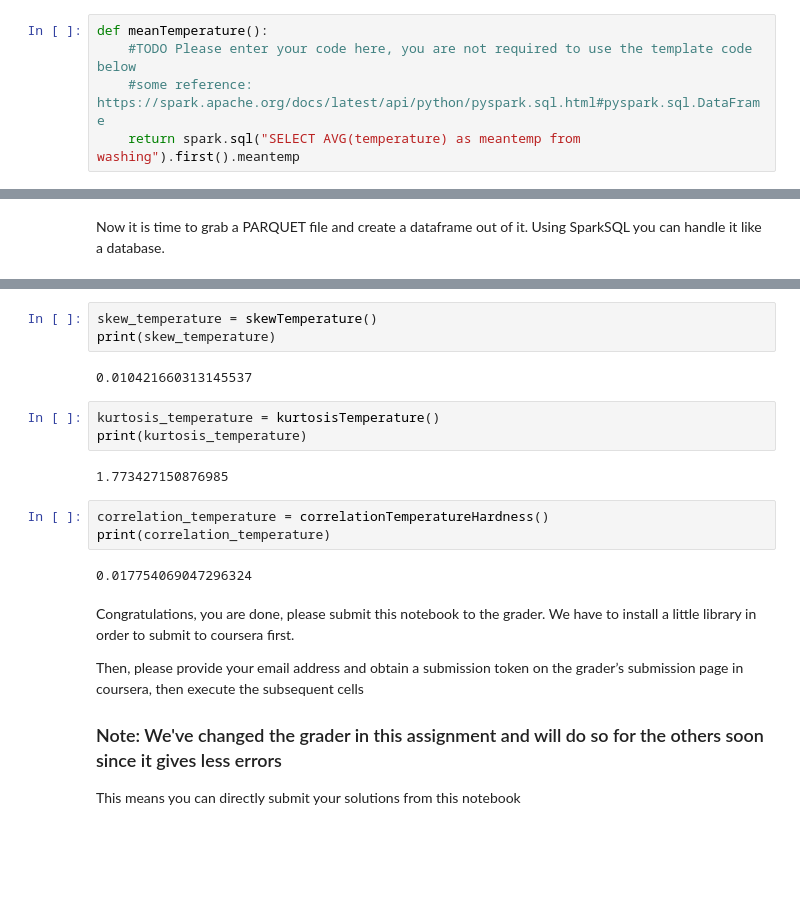
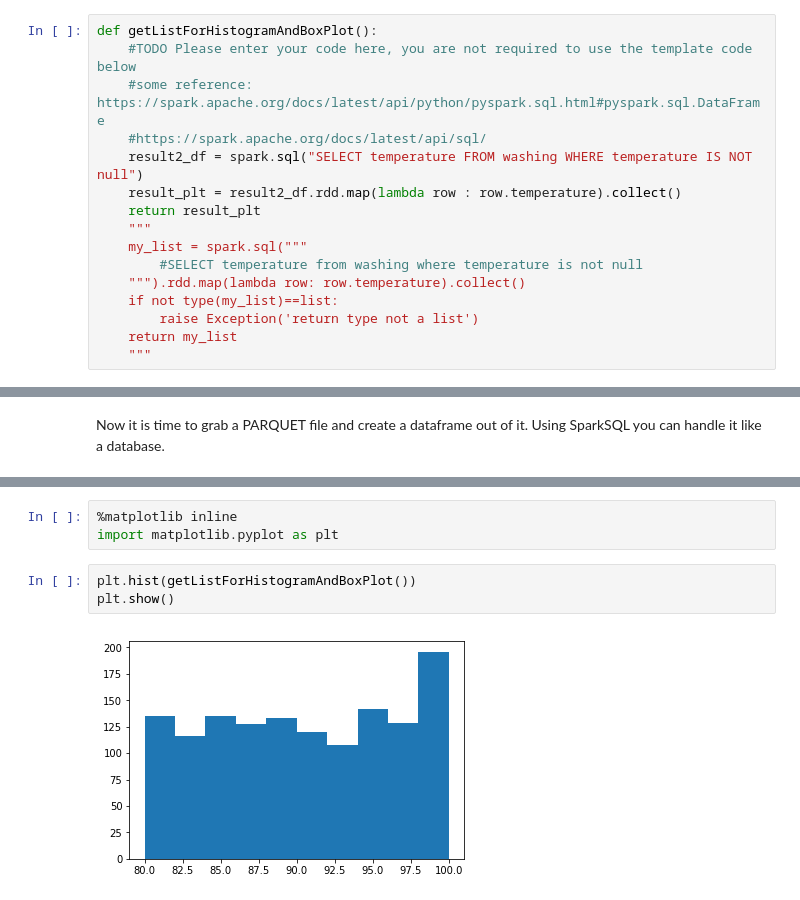
Before and after one commit to khanfarhan10/FundamentalsOfScalableDataScience, a Jupyter notebook: Ass_3.ipynb, the cells around one changed output, grey strips where cells are left out. Saved outputs shown, nothing was run; the diff lists cells and outputs as text; blank space fills up the shorter version.

```diff
--- a/Ass_3.ipynb
+++ b/Ass_3.ipynb
@@ -66,5 +65,16 @@ Please now do the same for the mean of the temperature
 # %%
-def meanTemperature():
+def getListForHistogramAndBoxPlot():
     #TODO Please enter your code here, you are not required to use the template code below
     #some reference: https://spark.apache.org/docs/latest/api/python/pyspark.sql.html#pyspark.sql.DataFrame
-    return spark.sql("SELECT AVG(temperature) as meantemp from washing").first().meantemp
+    #https://spark.apache.org/docs/latest/api/sql/
+    result2_df = spark.sql("SELECT temperature FROM washing WHERE temperature IS NOT null")
+    result_plt = result2_df.rdd.map(lambda row : row.temperature).collect()
+    return result_plt
+    """
+    my_list = spark.sql("""
+        #SELECT temperature from washing where temperature is not null
+    """).rdd.map(lambda row: row.temperature).collect()
+    if not type(my_list)==list:
+        raise Exception('return type not a list')
+    return my_list
+    """
@@ -198,23 +150,8 @@ print(sd_temperature)
-# %%
-skew_temperature = skewTemperature()
-print(skew_temperature)
-# %% [output]
-0.010421660313145537
-# %%
-kurtosis_temperature = kurtosisTemperature()
-print(kurtosis_temperature)
-# %% [output]
-1.773427150876985
-# %%
-correlation_temperature = correlationTemperatureHardness()
-print(correlation_temperature)
-# %% [output]
-0.017754069047296324
-# %% [markdown]
-Congratulations, you are done, please submit this notebook to the grader.
-We have to install a little library in order to submit to coursera first.
-
-Then, please provide your email address and obtain a submission token on the grader’s submission page in coursera, then execute the subsequent cells
-
-### Note: We've changed the grader in this assignment and will do so for the others soon since it gives less errors
-This means you can directly submit your solutions from this notebook
+# %%
+%matplotlib inline
+import matplotlib.pyplot as plt
+# %%
+plt.hist(getListForHistogramAndBoxPlot())
+plt.show()
+# %% [output]
+[figure, added]
```
Also changed, not shown: parts of 33 cells of this notebook.
